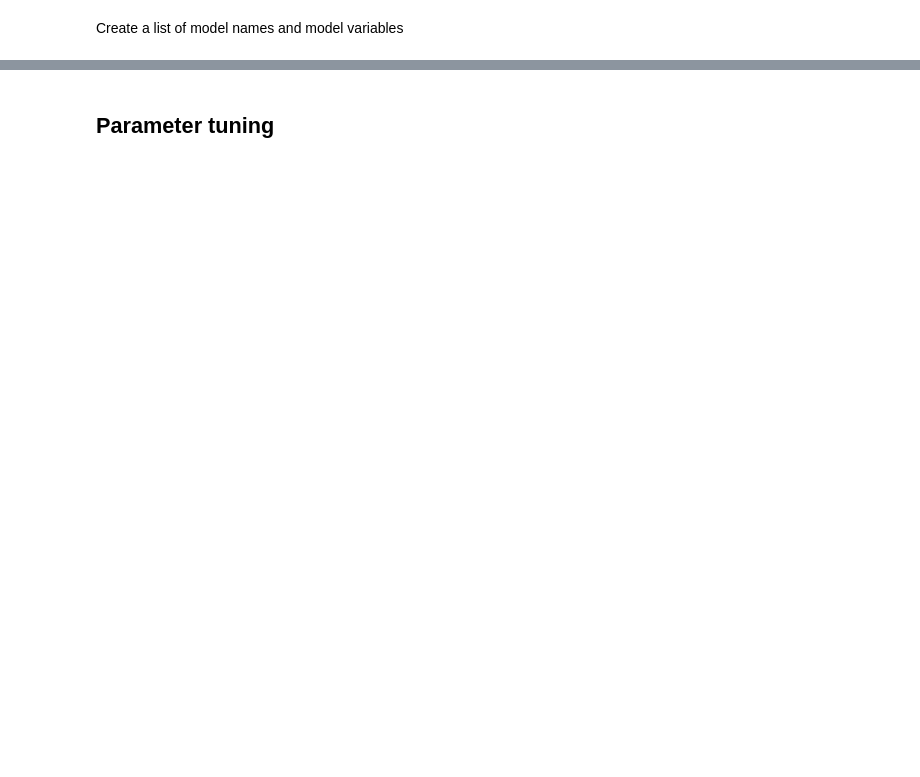
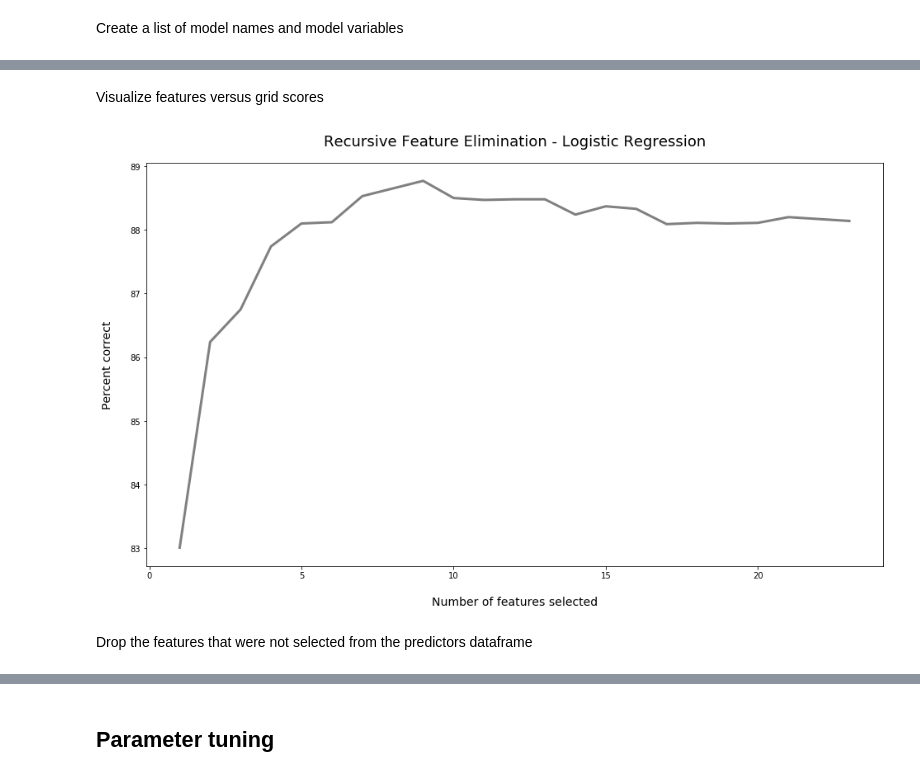
Before and after one commit to ali0003433/predict-by-issue-prioritization, a Jupyter notebook: notebooks/4-al-model-selection.ipynb, the cells around one changed output, grey strips where cells are left out. Saved outputs shown, nothing was run; the diff lists cells and outputs as text; code cells hidden in the pictures; blank space fills up the shorter version.

```diff
--- a/notebooks/4-al-model-selection.ipynb
+++ b/notebooks/4-al-model-selection.ipynb
@@ -47,3 +45,3 @@ Split the 23 (no dummies) predictors into train and test set
 # %%
-X_train_rfe, X_test_rfe, y_train_rfe, y_test_rfe = train_test_split(X_no, y)
+X_train_rfe, X_test_rfe, y_train_rfe, y_test_rfe = train_test_split(X_no, y, test_size=0.2, random_state=5)
 # %% [markdown]
@@ -231,0 +150,13 @@ Show rfe feature importances
+# %% [markdown]
+Visualize features versus grid scores
+# %%
+plt.figure(figsize=(16, 9))
+line_plt = sns.lineplot(range(1, len(selector_lr.grid_scores_) + 1), selector_lr.grid_scores_, color='grey', linewidth=3)
+line_plt.set_title('Recursive Feature Elimination - Logistic Regression', pad=20, fontsize=18)
+line_plt.set_xlabel('Number of features selected', fontsize=14, labelpad=20)
+line_plt.set_ylabel('Percent correct', fontsize=14, labelpad=20)
+plt.show()
+# %% [output]
+[figure, added]
+# %% [markdown]
+Drop the features that were not selected from the predictors dataframe
```
Also changed, not shown: parts of 98 cells of this notebook.
